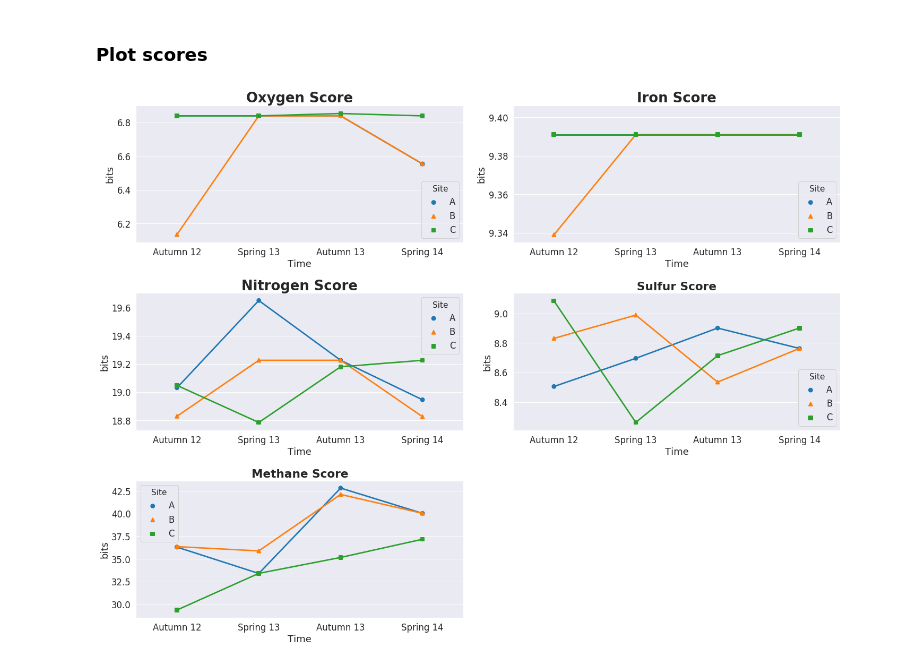
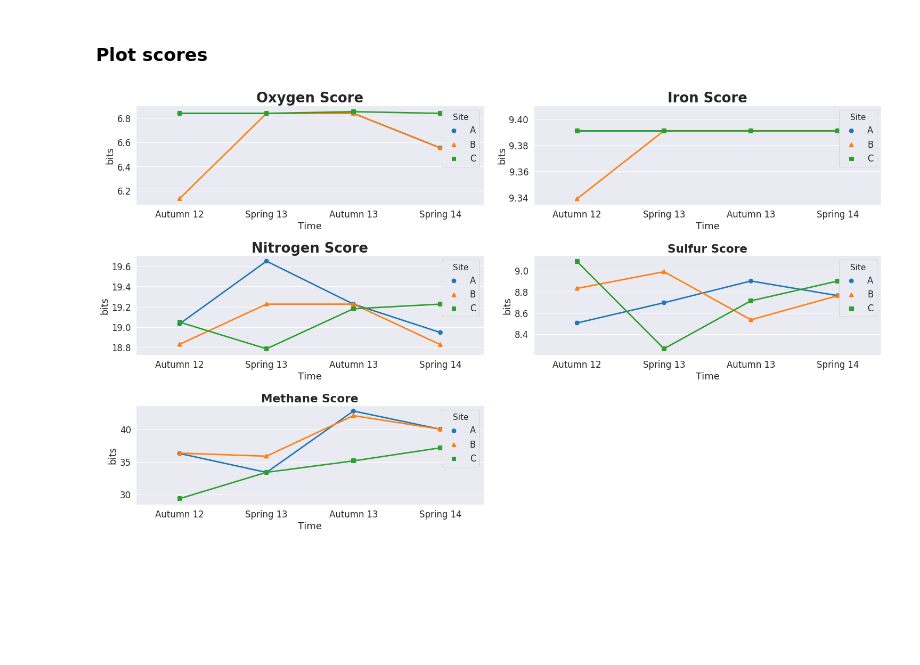
Before and after one commit to valdeanda/Time_series_mats, a Jupyter notebook: scripts/MebsInTime.ipynb, the cells around one changed output. Saved outputs shown, nothing was run; the diff lists cells and outputs as text; code cells hidden in the pictures; blank space fills up the shorter version.

```diff
--- a/scripts/MebsInTime.ipynb
+++ b/scripts/MebsInTime.ipynb
@@ -90,8 +90,8 @@ dtype: object
 ### Plot scores
 # %%
 sns.set(font_scale=1.5)
-X = 20
-Y = 15
+X = 21
+Y = 12
 
 fig = plt.figure(figsize=(X, Y))
 
@@ -118,32 +118,32 @@ plt.tight_layout()
 #############################################
 #linestyles=[":", ":",":"]
 plt.subplot(323)
 ax=sns.pointplot(x="Time", y="nitrogen", hue="Site", data=concat,
                  order=['Autumn 12',"Spring 13","Autumn 13", "Spring 14"],
                  markers=["o","^","s"], palette="tab10")
 #plt.title("C",loc='left',weight='bold',size='large')
 plt.title("Nitrogen Score",weight='bold',size='x-large')
 plt.ylabel("bits")
 plt.tight_layout()
 #############################################
 plt.subplot(324)
 ax=sns.pointplot(x="Time", y="sulfur", hue="Site", data=concat,
                  order=['Autumn 12',"Spring 13","Autumn 13", "Spring 14"],
                  markers=["o","^","s"], palette="tab10")
 #plt.title("D",loc='left',weight='bold',size='large')
 plt.title("Sulfur Score",weight='bold',size='large')
 plt.ylabel("bits")
 plt.tight_layout()
 #############################################
 plt.subplot(325)
 ax=sns.pointplot(x="Time", y="carbon", hue="Site", data=concat,
                  order=['Autumn 12',"Spring 13","Autumn 13", "Spring 14"],
                  markers=["o","^","s"], palette="tab10",scatter_kws={'s':20})
 #plt.title("F",loc='left',weight='bold',size='large')
 plt.title("Methane Score",weight='bold',size='large')
 plt.ylabel("bits")
 plt.tight_layout()
 
-plt.savefig("../figures/Figure6_A.png",bbox_inches='tight',dpi=300)
+plt.savefig("../figures/Figure6_A.png",bbox_inches='tight',dpi=800)
 # %% [output]
-[figure, old version]
+[figure, new version]
```
Also changed, not shown: 4 other files.
